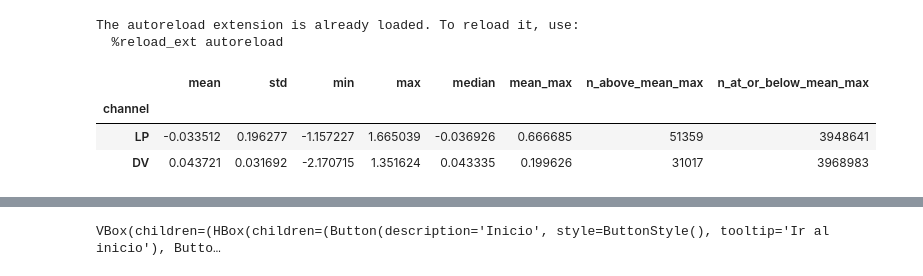
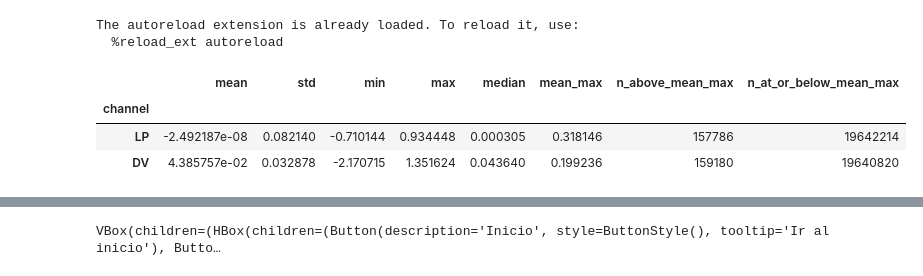
Before and after one commit to jjruedam/practicas_TI, a Jupyter notebook: Informe.ipynb, the cells around one changed output, grey strips where cells are left out. Saved outputs shown, nothing was run; the diff lists cells and outputs as text; code cells hidden in the pictures.

```diff
--- a/Informe.ipynb
+++ b/Informe.ipynb
@@ -7,13 +7,13 @@ The autoreload extension is already loaded. To reload it, use:
 # %%
 from DataManager import DataManager
 
-test = DataManager(["LP","DV"], "TEST.txt")
+test = DataManager(["LP","DV"], "TrozoC.txt")
 test.describe()
 # %% [output]
 |  | mean | std | min | max | median | mean_max | n_above_mean_max | n_at_or_below_mean_max |
 | channel |  |  |  |  |  |  |  |  |
-| LP | -0.033512 | 0.196277 | -1.157227 | 1.665039 | -0.036926 | 0.666685 | 51359 | 3948641 |
-| DV | 0.043721 | 0.031692 | -2.170715 | 1.351624 | 0.043335 | 0.199626 | 31017 | 3968983 |
+| LP | -2.492187e-08 | 0.082140 | -0.710144 | 0.934448 | 0.000305 | 0.318146 | 157786 | 19642214 |
+| DV | 4.385757e-02 | 0.032878 | -2.170715 | 1.351624 | 0.043640 | 0.199236 | 159180 | 19640820 |
 # %%
 test.describe_recording(24)
 # %% [output]
```
Also changed, not shown: parts of 4 cells of this notebook, 2 other files.
